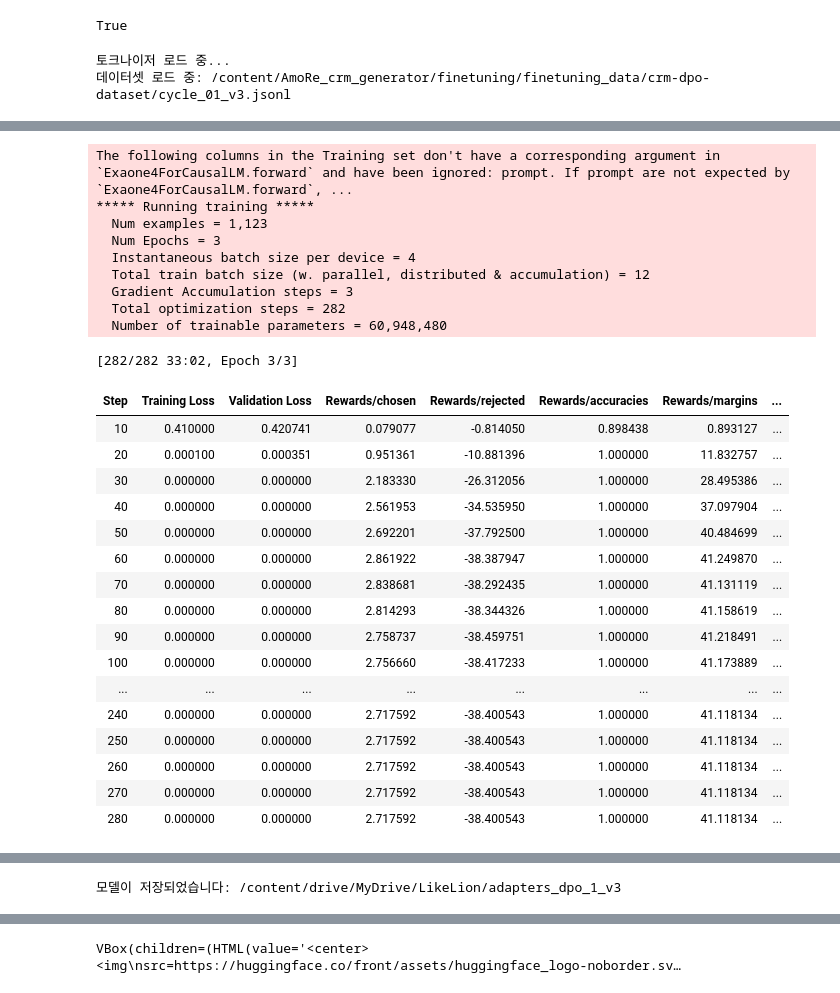
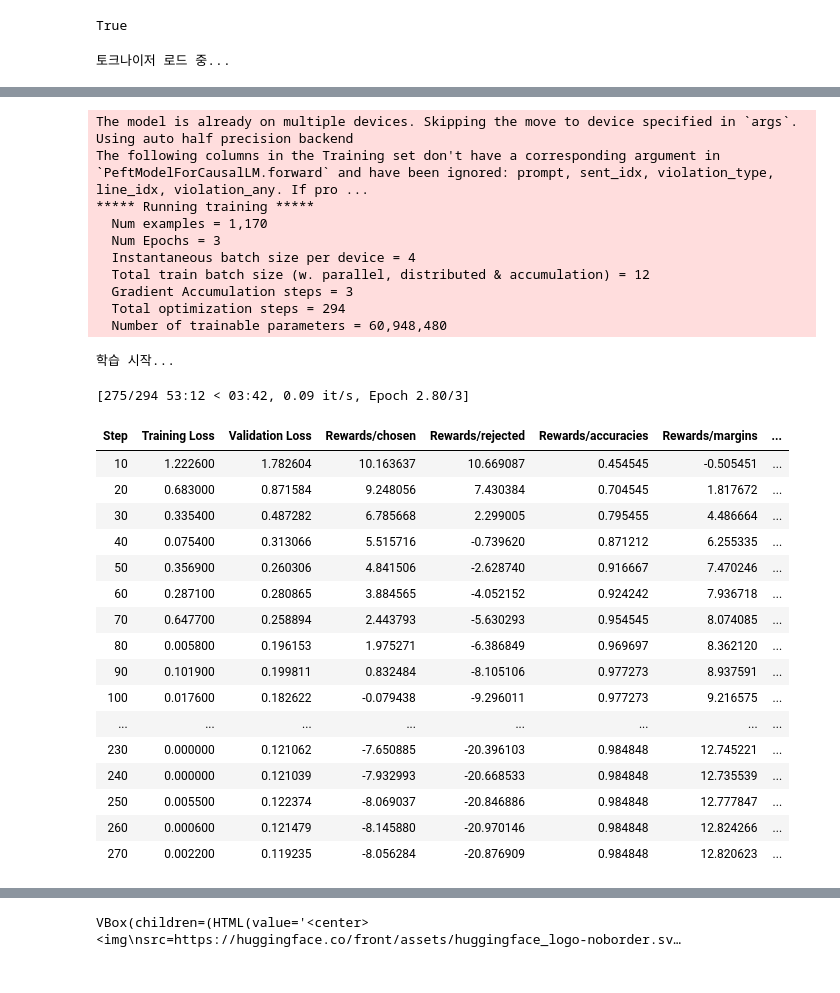
Before and after one commit to jjjh02/AmoRe_crm_generator, a Jupyter notebook: finetuning/train_dpo.ipynb, the cells around one changed output, grey strips where cells are left out. Saved outputs shown, nothing was run; the diff lists cells and outputs as text; code cells hidden in the pictures.

Commit message:
refactor!: SFT+DPO v4 served
Under beta=0.3, 180 steps are the best fit.
We will use the adapter under 200 steps recorded by checkpoints.

```diff
--- a/finetuning/train_dpo.ipynb
+++ b/finetuning/train_dpo.ipynb
@@ -85,13 +85,13 @@ from trl import DPOTrainer, DPOConfig
 MODEL_ID = "LGAI-EXAONE/EXAONE-4.0-1.2B"
 CACHE_DIR = "./models"
 OUTPUT_DIR = "./finetuning/checkpoints_dpo"
-OUTPUT_ADAPTER_DIR = "/content/drive/MyDrive/LikeLion/adapters_dpo_1_v3"
-# BASE_ADAPTER_PATH = "/content/drive/MyDrive/LikeLion/adapters_dpo_2"
-NEW_ADAPTER_NAME = "dpo_adapter_v3"
+OUTPUT_ADAPTER_DIR = "/content/drive/MyDrive/LikeLion/adapters_dpo_1_v4"
+BASE_ADAPTER_PATH = "/content/drive/MyDrive/LikeLion/adapters_sft_1_v2"
+NEW_ADAPTER_NAME = "dpo_adapter_v4"
 
 # 데이터셋 경로 설정
 DATA_DIR = "/content/AmoRe_crm_generator/finetuning/finetuning_data/crm-dpo-dataset"
-JSON_FILE = os.path.join(DATA_DIR, "cycle_01_v3.jsonl")
+JSON_FILE = os.path.join(DATA_DIR, "cycle_01_v4.jsonl")
 
 # 하이퍼파라미터 설정
 PROMPT_LENGTH = 1024
@@ -202,23 +202,24 @@ peft_config = LoraConfig(
     task_type="CAUSAL_LM"
 )
 
-# 6. 베이스 어댑터 로드 (학습하지 않음)
-# print(f"베이스 어댑터 로드 중: {BASE_ADAPTER_PATH}")
-# if not os.path.exists(BASE_ADAPTER_PATH):
-#     raise FileNotFoundError(f"베이스 어댑터를 찾을 수 없습니다: {BASE_ADAPTER_PATH}")
+# 6. 베이스 어댑터 로드 (SFT한 어댑터)
+print(f"베이스 어댑터 로드 중: {BASE_ADAPTER_PATH}")
+if not os.path.exists(BASE_ADAPTER_PATH):
+    raise FileNotFoundError(f"베이스 어댑터를 찾을 수 없습니다: {BASE_ADAPTER_PATH}")
 
-# model = PeftModel.from_pretrained(
-#     model,
-#     BASE_ADAPTER_PATH,
-#     is_trainable=False,
-# )
+model = PeftModel.from_pretrained(
+    model,
+    BASE_ADAPTER_PATH,
+    is_trainable=True,
+)
+model.print_trainable_parameters()
 
 # 7. 추가 어댑터 생성 및 활성화
-print(f"추가 어댑터 생성: {NEW_ADAPTER_NAME}")
-model.add_adapter(peft_config, NEW_ADAPTER_NAME)
-model.set_adapter(NEW_ADAPTER_NAME)
-_freeze_all_params(model)
-_enable_adapter_params(model, NEW_ADAPTER_NAME)
+# print(f"추가 어댑터 생성: {NEW_ADAPTER_NAME}")
+# model.add_adapter(peft_config, NEW_ADAPTER_NAME)
+# model.set_adapter(NEW_ADAPTER_NAME)
+# _freeze_all_params(model)
+# _enable_adapter_params(model, NEW_ADAPTER_NAME)
 
 # 8. DPO Config 설정
 print("DPO Config 설정 중...")
@@ -274,4 +275,3 @@ trainer.save_model(OUTPUT_ADAPTER_DIR)
 print(f"모델이 저장되었습니다: {OUTPUT_ADAPTER_DIR}")
 # %% [output]
 토크나이저 로드 중...
-데이터셋 로드 중: /content/AmoRe_crm_generator/finetuning/finetuning_data/crm-dpo-dataset/cycle_01_v3.jsonl
@@ -288,27 +292,30 @@ Using auto half precision backend
-The following columns in the Training set don't have a corresponding argument in `Exaone4ForCausalLM.forward` and have been ignored: prompt. If prompt are not expected by `Exaone4ForCausalLM.forward`, ...
+The model is already on multiple devices. Skipping the move to device specified in `args`.
+Using auto half precision backend
+The following columns in the Training set don't have a corresponding argument in `PeftModelForCausalLM.forward` and have been ignored: prompt, sent_idx, violation_type, line_idx, violation_any. If pro ...
 ***** Running training *****
-  Num examples = 1,123
+  Num examples = 1,170
   Num Epochs = 3
   Instantaneous batch size per device = 4
   Total train batch size (w. parallel, distributed & accumulation) = 12
   Gradient Accumulation steps = 3
-  Total optimization steps = 282
+  Total optimization steps = 294
   Number of trainable parameters = 60,948,480
-[282/282 33:02, Epoch 3/3]
+학습 시작...
+[275/294 53:12 < 03:42, 0.09 it/s, Epoch 2.80/3]
 | Step | Training Loss | Validation Loss | Rewards/chosen | Rewards/rejected | Rewards/accuracies | Rewards/margins | ... |
-| 10 | 0.410000 | 0.420741 | 0.079077 | -0.814050 | 0.898438 | 0.893127 | ... |
-| 20 | 0.000100 | 0.000351 | 0.951361 | -10.881396 | 1.000000 | 11.832757 | ... |
-| 30 | 0.000000 | 0.000000 | 2.183330 | -26.312056 | 1.000000 | 28.495386 | ... |
-| 40 | 0.000000 | 0.000000 | 2.561953 | -34.535950 | 1.000000 | 37.097904 | ... |
-| 50 | 0.000000 | 0.000000 | 2.692201 | -37.792500 | 1.000000 | 40.484699 | ... |
-| 60 | 0.000000 | 0.000000 | 2.861922 | -38.387947 | 1.000000 | 41.249870 | ... |
-| 70 | 0.000000 | 0.000000 | 2.838681 | -38.292435 | 1.000000 | 41.131119 | ... |
-| 80 | 0.000000 | 0.000000 | 2.814293 | -38.344326 | 1.000000 | 41.158619 | ... |
-| 90 | 0.000000 | 0.000000 | 2.758737 | -38.459751 | 1.000000 | 41.218491 | ... |
-| 100 | 0.000000 | 0.000000 | 2.756660 | -38.417233 | 1.000000 | 41.173889 | ... |
+| 10 | 1.222600 | 1.782604 | 10.163637 | 10.669087 | 0.454545 | -0.505451 | ... |
+| 20 | 0.683000 | 0.871584 | 9.248056 | 7.430384 | 0.704545 | 1.817672 | ... |
+| 30 | 0.335400 | 0.487282 | 6.785668 | 2.299005 | 0.795455 | 4.486664 | ... |
+| 40 | 0.075400 | 0.313066 | 5.515716 | -0.739620 | 0.871212 | 6.255335 | ... |
+| 50 | 0.356900 | 0.260306 | 4.841506 | -2.628740 | 0.916667 | 7.470246 | ... |
+| 60 | 0.287100 | 0.280865 | 3.884565 | -4.052152 | 0.924242 | 7.936718 | ... |
+| 70 | 0.647700 | 0.258894 | 2.443793 | -5.630293 | 0.954545 | 8.074085 | ... |
+| 80 | 0.005800 | 0.196153 | 1.975271 | -6.386849 | 0.969697 | 8.362120 | ... |
+| 90 | 0.101900 | 0.199811 | 0.832484 | -8.105106 | 0.977273 | 8.937591 | ... |
+| 100 | 0.017600 | 0.182622 | -0.079438 | -9.296011 | 0.977273 | 9.216575 | ... |
 | ... | ... | ... | ... | ... | ... | ... | ... |
-| 240 | 0.000000 | 0.000000 | 2.717592 | -38.400543 | 1.000000 | 41.118134 | ... |
-| 250 | 0.000000 | 0.000000 | 2.717592 | -38.400543 | 1.000000 | 41.118134 | ... |
-| 260 | 0.000000 | 0.000000 | 2.717592 | -38.400543 | 1.000000 | 41.118134 | ... |
-| 270 | 0.000000 | 0.000000 | 2.717592 | -38.400543 | 1.000000 | 41.118134 | ... |
-| 280 | 0.000000 | 0.000000 | 2.717592 | -38.400543 | 1.000000 | 41.118134 | ... |
+| 230 | 0.000000 | 0.121062 | -7.650885 | -20.396103 | 0.984848 | 12.745221 | ... |
+| 240 | 0.000000 | 0.121039 | -7.932993 | -20.668533 | 0.984848 | 12.735539 | ... |
+| 250 | 0.005500 | 0.122374 | -8.069037 | -20.846886 | 0.984848 | 12.777847 | ... |
+| 260 | 0.000600 | 0.121479 | -8.145880 | -20.970146 | 0.984848 | 12.824266 | ... |
+| 270 | 0.002200 | 0.119235 | -8.056284 | -20.876909 | 0.984848 | 12.820623 | ... |
@@ -367,4 +357,3 @@ Special tokens file saved in /content/drive/MyDrive/LikeLion/adapters_dpo_1_v3/s
-모델이 저장되었습니다: /content/drive/MyDrive/LikeLion/adapters_dpo_1_v3
 # %%
 !pip install huggingface-hub
 # %% [output]
```
Also changed, not shown: parts of 4 cells of this notebook.
